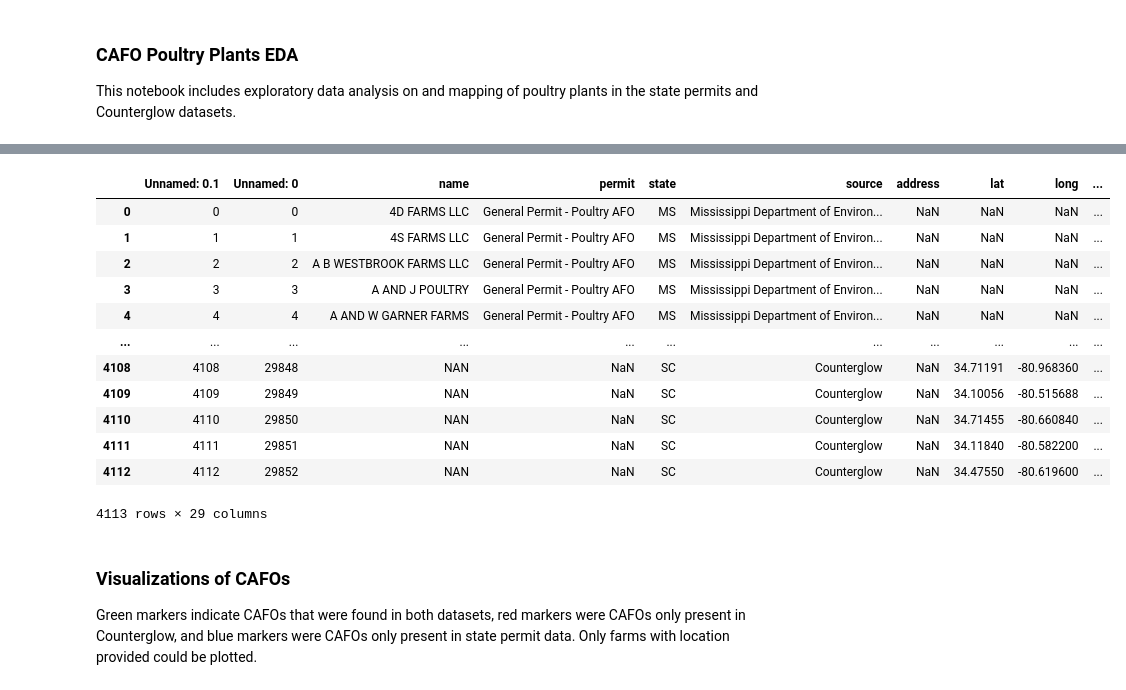
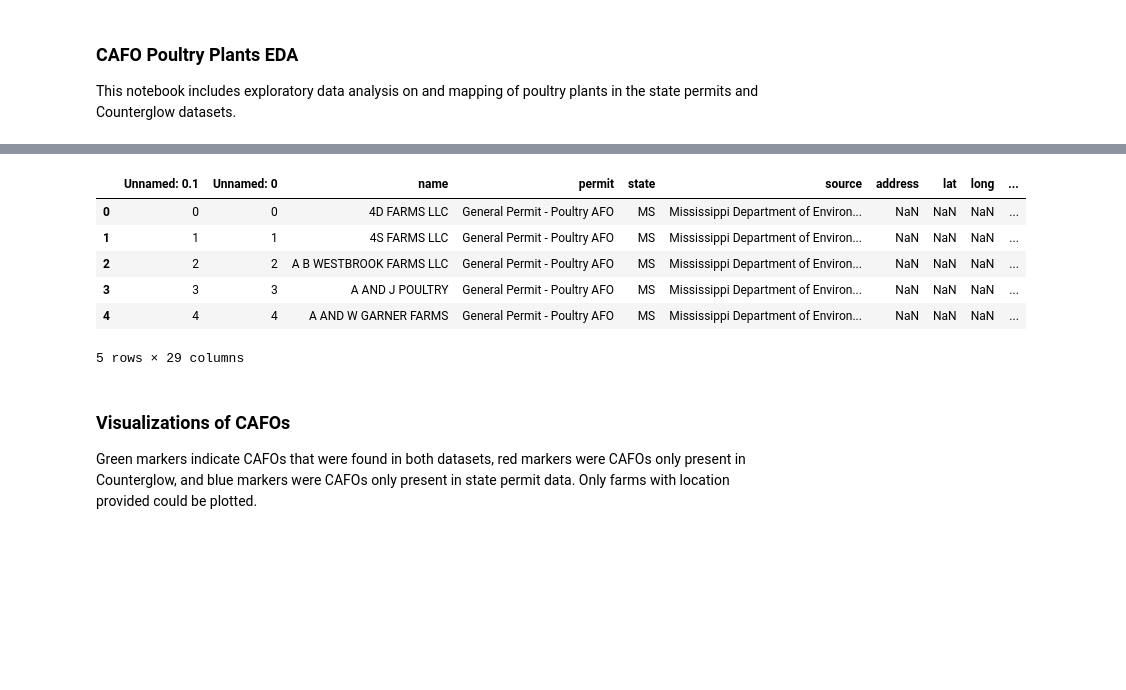
Before and after one commit to uchicago-dsi/rafi-poultry, a Jupyter notebook: notebooks/cafo_poultry_eda.ipynb, the cells around one changed output, grey strips where cells are left out. Saved outputs shown, nothing was run; the diff lists cells and outputs as text; code cells hidden in the pictures; blank space fills up the shorter version.

```diff
--- a/notebooks/cafo_poultry_eda.ipynb
+++ b/notebooks/cafo_poultry_eda.ipynb
@@ -69,19 +53,13 @@ matched_farms
 # %%
-unmatched_farms
+unmatched_farms.head()
 # %% [output]
 |  | Unnamed: 0.1 | Unnamed: 0 | name | permit | state | source | address | lat | long | ... |
 | 0 | 0 | 0 | 4D FARMS LLC | General Permit - Poultry AFO | MS | Mississippi Department of Environ... | NaN | NaN | NaN | ... |
 | 1 | 1 | 1 | 4S FARMS LLC | General Permit - Poultry AFO | MS | Mississippi Department of Environ... | NaN | NaN | NaN | ... |
 | 2 | 2 | 2 | A B WESTBROOK FARMS LLC | General Permit - Poultry AFO | MS | Mississippi Department of Environ... | NaN | NaN | NaN | ... |
 | 3 | 3 | 3 | A AND J POULTRY | General Permit - Poultry AFO | MS | Mississippi Department of Environ... | NaN | NaN | NaN | ... |
 | 4 | 4 | 4 | A AND W GARNER FARMS | General Permit - Poultry AFO | MS | Mississippi Department of Environ... | NaN | NaN | NaN | ... |
-| ... | ... | ... | ... | ... | ... | ... | ... | ... | ... | ... |
-| 4108 | 4108 | 29848 | NAN | NaN | SC | Counterglow | NaN | 34.71191 | -80.968360 | ... |
-| 4109 | 4109 | 29849 | NAN | NaN | SC | Counterglow | NaN | 34.10056 | -80.515688 | ... |
-| 4110 | 4110 | 29850 | NAN | NaN | SC | Counterglow | NaN | 34.71455 | -80.660840 | ... |
-| 4111 | 4111 | 29851 | NAN | NaN | SC | Counterglow | NaN | 34.11840 | -80.582200 | ... |
-| 4112 | 4112 | 29852 | NAN | NaN | SC | Counterglow | NaN | 34.47550 | -80.619600 | ... |
-4113 rows × 29 columns
+5 rows × 29 columns
 # %% [markdown]
 ### Visualizations of CAFOs
 
```
Also changed, not shown: parts of 7 cells of this notebook, 1 other file.
